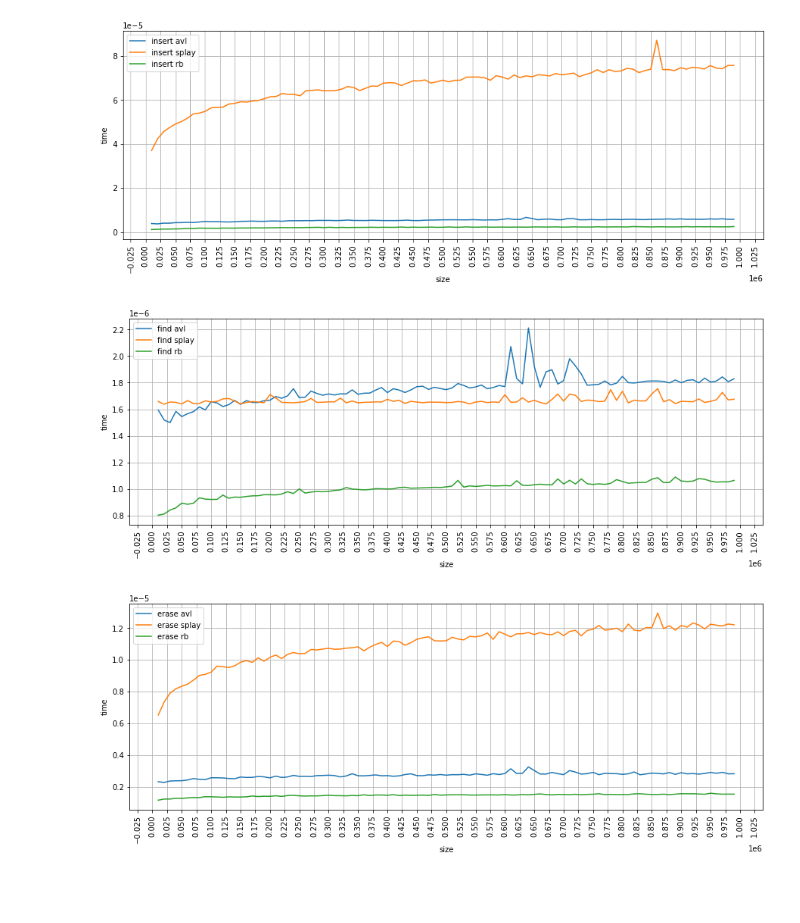
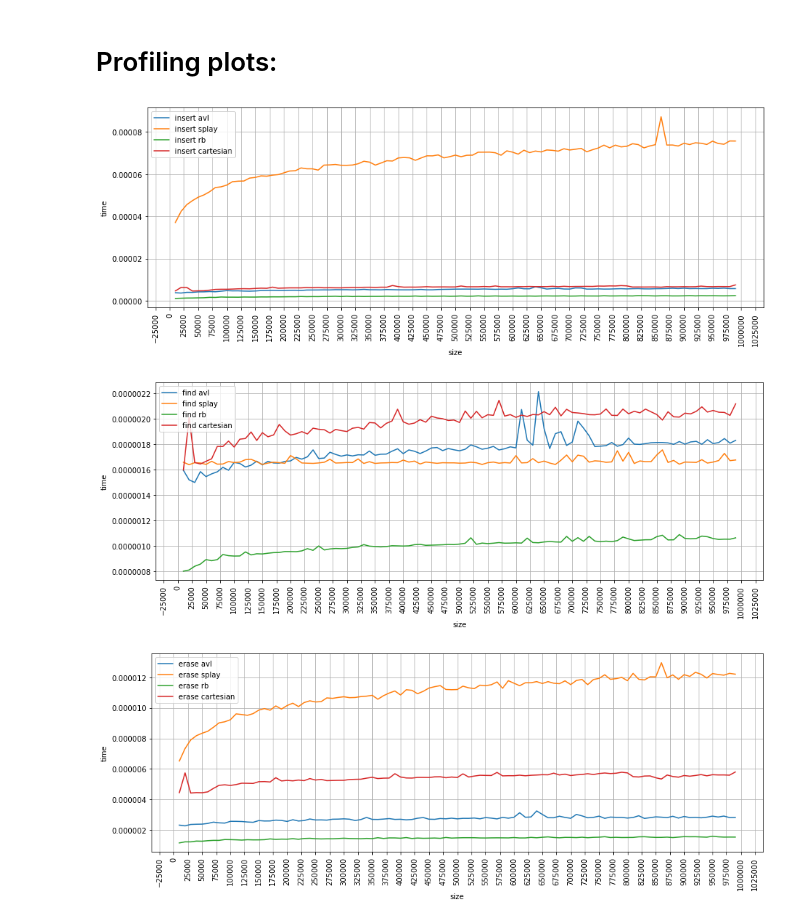
Before and after one commit to pazamelin/balanced-trees, a Jupyter notebook: report.ipynb, the cells around one changed output. Cells and saved outputs as stored; diff of their text form; code cells hidden in the pictures; blank space fills up the shorter version.

Commit message:
profile cartesian

```diff
--- a/report.ipynb
+++ b/report.ipynb
@@ -6,8 +34,10 @@ import seaborn as sns
+# %% [markdown]
+# Profiling plots:
 # %%
 def get(path_or_url):
     return pd.read_csv(path_or_url)
 # %%
-def plot_profiling_insert(dataframe1, dataframe2, dataframe3):
+def plot_profiling_insert(dataframe1, dataframe2, dataframe3, dataframe4):
     # plot
     xsize = 15
     ysize = 5
@@ -25,11 +55,12 @@ def plot_profiling_insert(dataframe1, dataframe2, dataframe3):
     ax.plot(dataframe1.tree_size, dataframe1.insert_time, label="insert avl")
     ax.plot(dataframe2.tree_size, dataframe2.insert_time, label="insert splay")
     ax.plot(dataframe3.tree_size, dataframe3.insert_time, label="insert rb")
+    ax.plot(dataframe4.tree_size, dataframe4.insert_time, label="insert cartesian")
 
     plt.legend(loc="upper left")
     plt.show()
 
-def plot_profiling_find(dataframe1, dataframe2, dataframe3):
+def plot_profiling_find(dataframe1, dataframe2, dataframe3, dataframe4):
     # plot
     xsize = 15
     ysize = 5
@@ -47,11 +78,12 @@ def plot_profiling_find(dataframe1, dataframe2, dataframe3):
     ax.plot(dataframe1.tree_size, dataframe1.find_time, label="find avl")
     ax.plot(dataframe2.tree_size, dataframe2.find_time, label="find splay")
     ax.plot(dataframe3.tree_size, dataframe3.find_time, label="find rb")
+    ax.plot(dataframe4.tree_size, dataframe4.find_time, label="find cartesian")
 
     plt.legend(loc="upper left")
     plt.show()
 
-def plot_profiling_erase(dataframe1, dataframe2, dataframe3):
+def plot_profiling_erase(dataframe1, dataframe2, dataframe3, dataframe4):
     # plot
     xsize = 15
     ysize = 5
@@ -69,6 +101,7 @@ def plot_profiling_erase(dataframe1, dataframe2, dataframe3):
     ax.plot(dataframe1.tree_size, dataframe1.erase_time, label="erase avl")
     ax.plot(dataframe2.tree_size, dataframe2.erase_time, label="erase splay")
     ax.plot(dataframe3.tree_size, dataframe3.erase_time, label="erase rb")
+    ax.plot(dataframe4.tree_size, dataframe4.erase_time, label="erase cartesian")
 
     plt.legend(loc="upper left")
     plt.show()
@@ -76,15 +109,16 @@ def plot_profiling_erase(dataframe1, dataframe2, dataframe3):
 avl = get("profiler/results/avl.csv")
 rb = get("profiler/results/set.csv")
 splay = get("profiler/results/splay.csv")
+cartesian = get("profiler/results/cartesian.csv")
 # %%
-plot_profiling_insert(avl, splay, rb)
+plot_profiling_insert(avl, splay, rb, cartesian)
 # %% [output]
-[figure, old version]
+[figure, new version]
 # %%
-plot_profiling_find(avl, splay, rb)
+plot_profiling_find(avl, splay, rb, cartesian)
 # %% [output]
-[figure, old version]
+[figure, new version]
 # %%
-plot_profiling_erase(avl, splay, rb)
+plot_profiling_erase(avl, splay, rb, cartesian)
 # %% [output]
-[figure, old version]
+[figure, new version]
```
Also changed, not shown: parts of 5 cells of this notebook, 7 other files.
